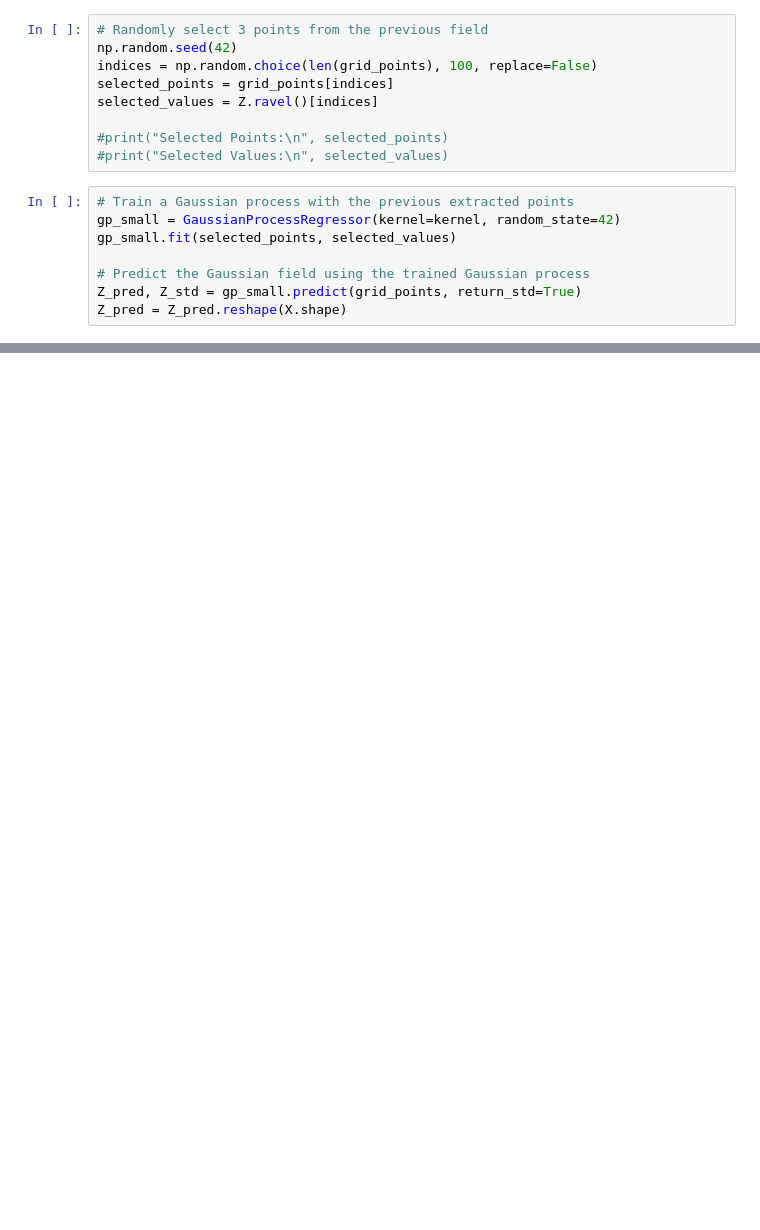
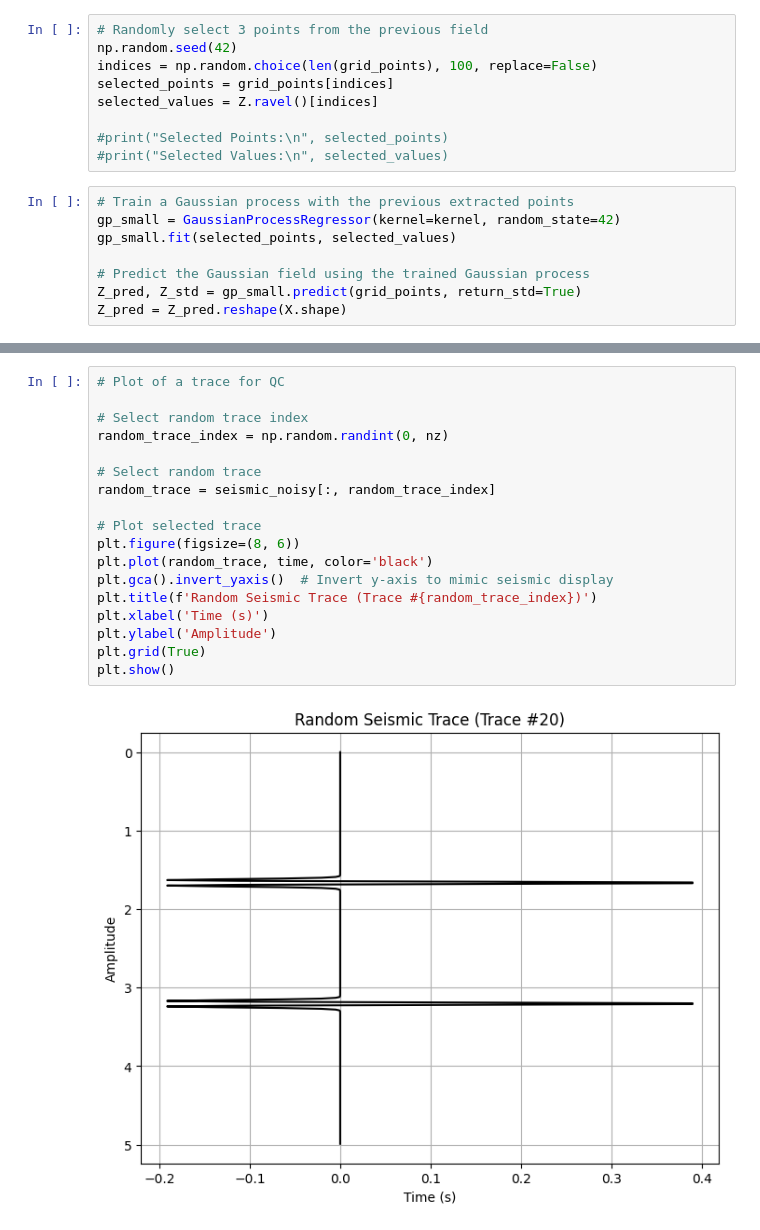
Before and after one commit to csc7/Probabilistic_Programming, a Jupyter notebook: GP_General.ipynb, the cells around one changed output, grey strips where cells are left out. Cells and saved outputs as stored; diff of their text form; blank space fills up the shorter version.

```diff
--- a/GP_General.ipynb
+++ b/GP_General.ipynb
@@ -417,0 +488,20 @@ plt.show()
+# %%
+# Plot of a trace for QC
+
+# Select random trace index
+random_trace_index = np.random.randint(0, nz)
+
+# Select random trace
+random_trace = seismic_noisy[:, random_trace_index]
+
+# Plot selected trace
+plt.figure(figsize=(8, 6))
+plt.plot(random_trace, time, color='black')
+plt.gca().invert_yaxis()  # Invert y-axis to mimic seismic display
+plt.title(f'Random Seismic Trace (Trace #{random_trace_index})')
+plt.xlabel('Time (s)')
+plt.ylabel('Amplitude')
+plt.grid(True)
+plt.show()
+# %% [output]
+[figure, added]
```
Also changed, not shown: parts of 4 cells of this notebook.
